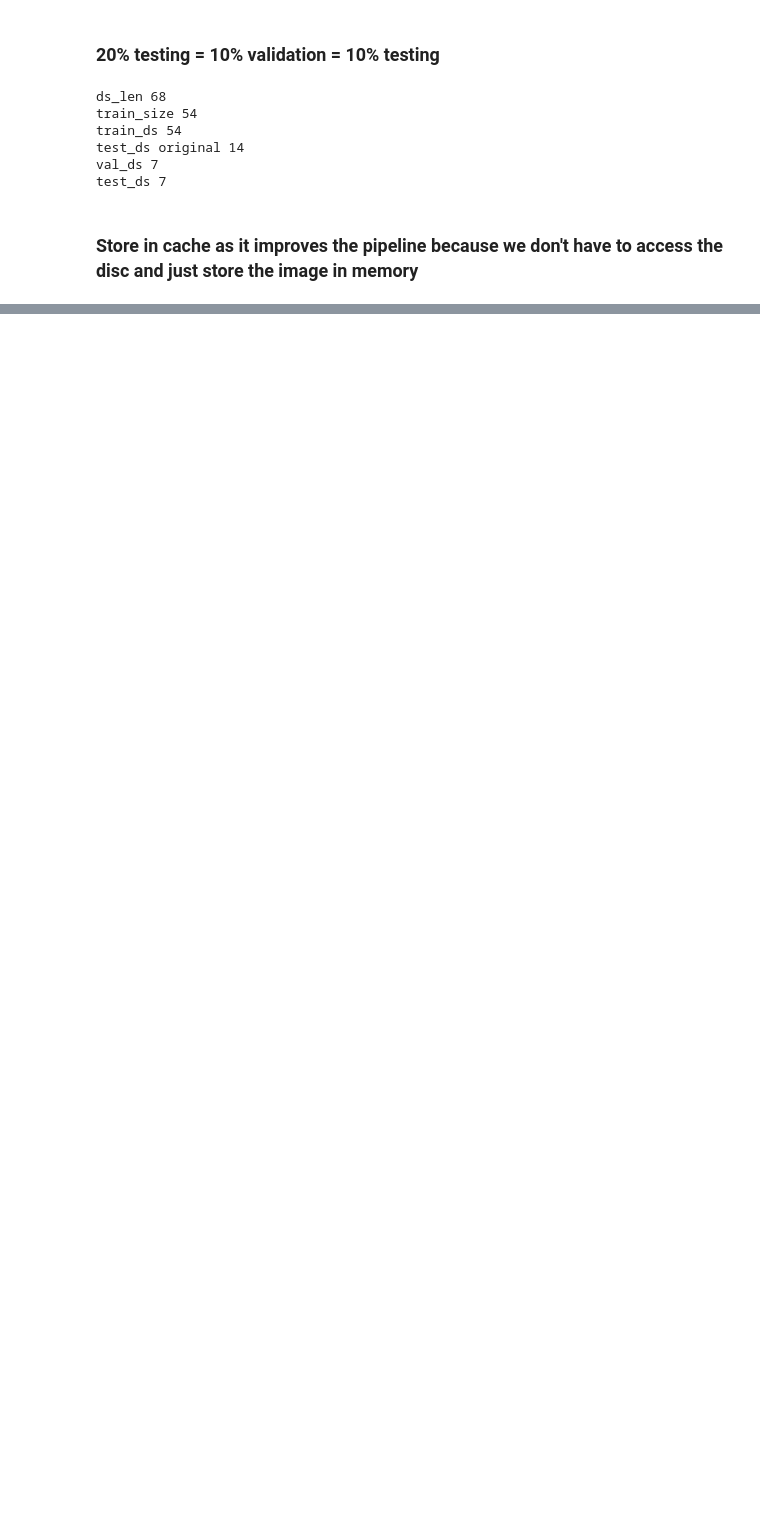
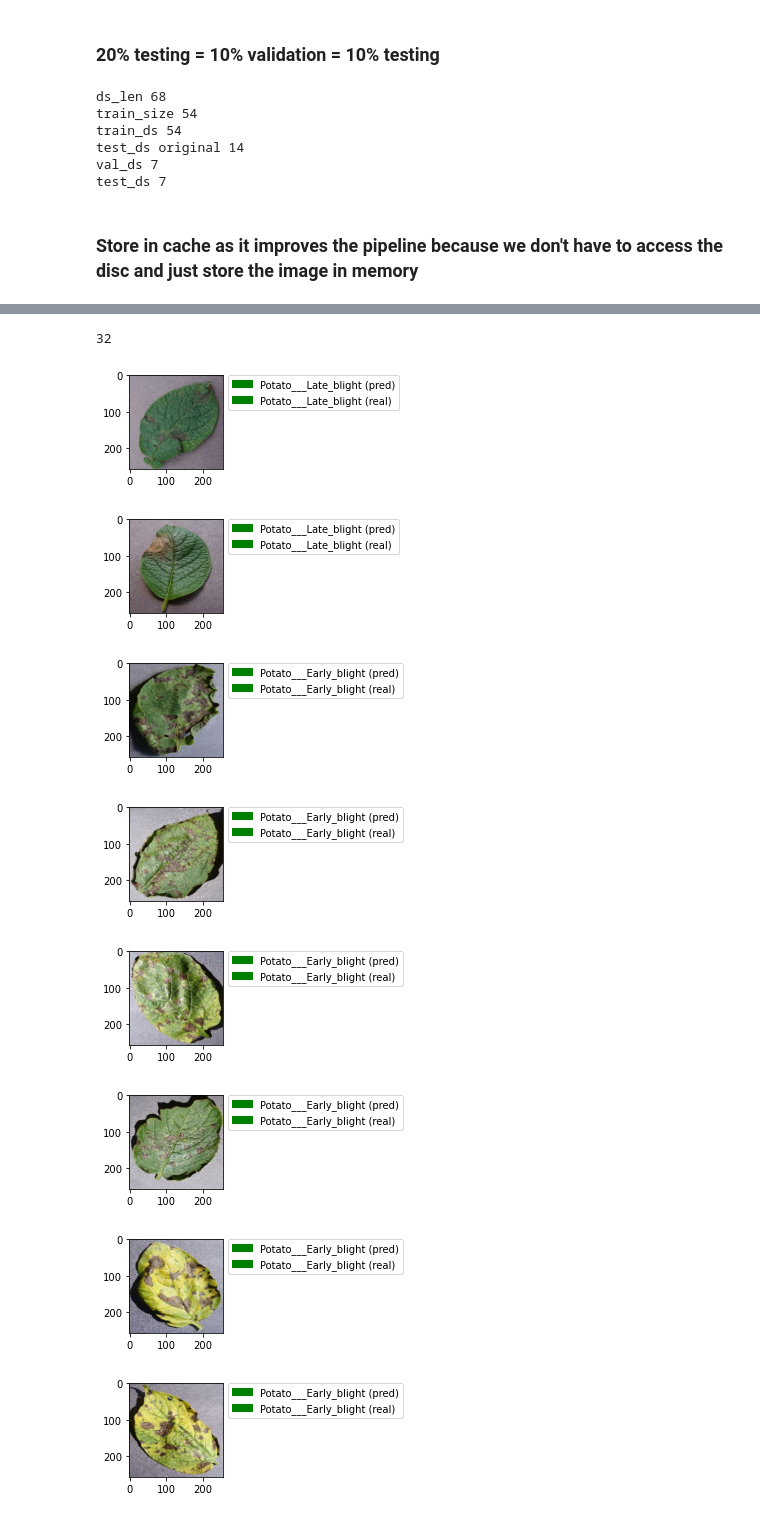
Before and after one commit to keepyourarrow/ml-potato-leaf-classifier, a Jupyter notebook: training.ipynb, the cells around one changed output, grey strips where cells are left out. Cells and saved outputs as stored; diff of their text form; code cells hidden in the pictures; blank space fills up the shorter version.

```diff
--- a/training.ipynb
+++ b/training.ipynb
@@ -138,0 +118,3 @@ model.compile(optimizer='adam',
+# %%
+with tf.device('/GPU:0'):
+    model = get_model()
@@ -139,2 +143,5 @@ model.compile(optimizer='adam',
 # %%
-history = model.fit(train_ds, epochs = 50, batch_size = BATCH_SIZE, verbose=1, validation_data=val_ds)
+    model.compile(optimizer='adam',
+                  loss=tf.keras.losses.SparseCategoricalCrossentropy(from_logits=False),
+                  metrics=['accuracy']
+    )
@@ -140,0 +176,3 @@ history = model.fit(train_ds, epochs = 50, batch_size = BATCH_SIZE, verbose=1, v
+# %%
+    image_batch, label_batch = test_ds.as_numpy_iterator().next()
+    prediction = model.predict_on_batch(image_batch)
@@ -140,0 +181,32 @@ history = model.fit(train_ds, epochs = 50, batch_size = BATCH_SIZE, verbose=1, v
+# %%
+prediction = [np.argmax(item) for item in prediction]
+# %%
+print(len(prediction))
+# %% [output]
+32
+# %%
+import matplotlib.patches as mpatches
+for i in range(10):
+    plt.figure(figsize=(15,10))
+    plt.axis("off")
+    plt.subplot(5,2, i+1)
+    plt.imshow(image_batch[i].astype("uint8"))
+    equal = class_names[prediction[i]] == class_names[label_batch[i]]
+
+    color1 = 'green'
+    if not equal:
+        color1 = 'red'
+
+    pred_label = mpatches.Patch(color=color1, label=f"{class_names[prediction[i]]} (pred)")
+    real_label = mpatches.Patch(color='green', label=f"{class_names[label_batch[i]]} (real)")
+    patches = [pred_label, real_label]
+    plt.legend(handles=patches, bbox_to_anchor=(1.05, 1), loc=2, borderaxespad=0. )
+# %% [output]
+[figure, added]
+[figure, added]
+[figure, added]
+[figure, added]
+[figure, added]
+[figure, added]
+[figure, added]
+[figure, added]
```
Also changed, not shown: parts of 22 cells of this notebook, 4 other files.
